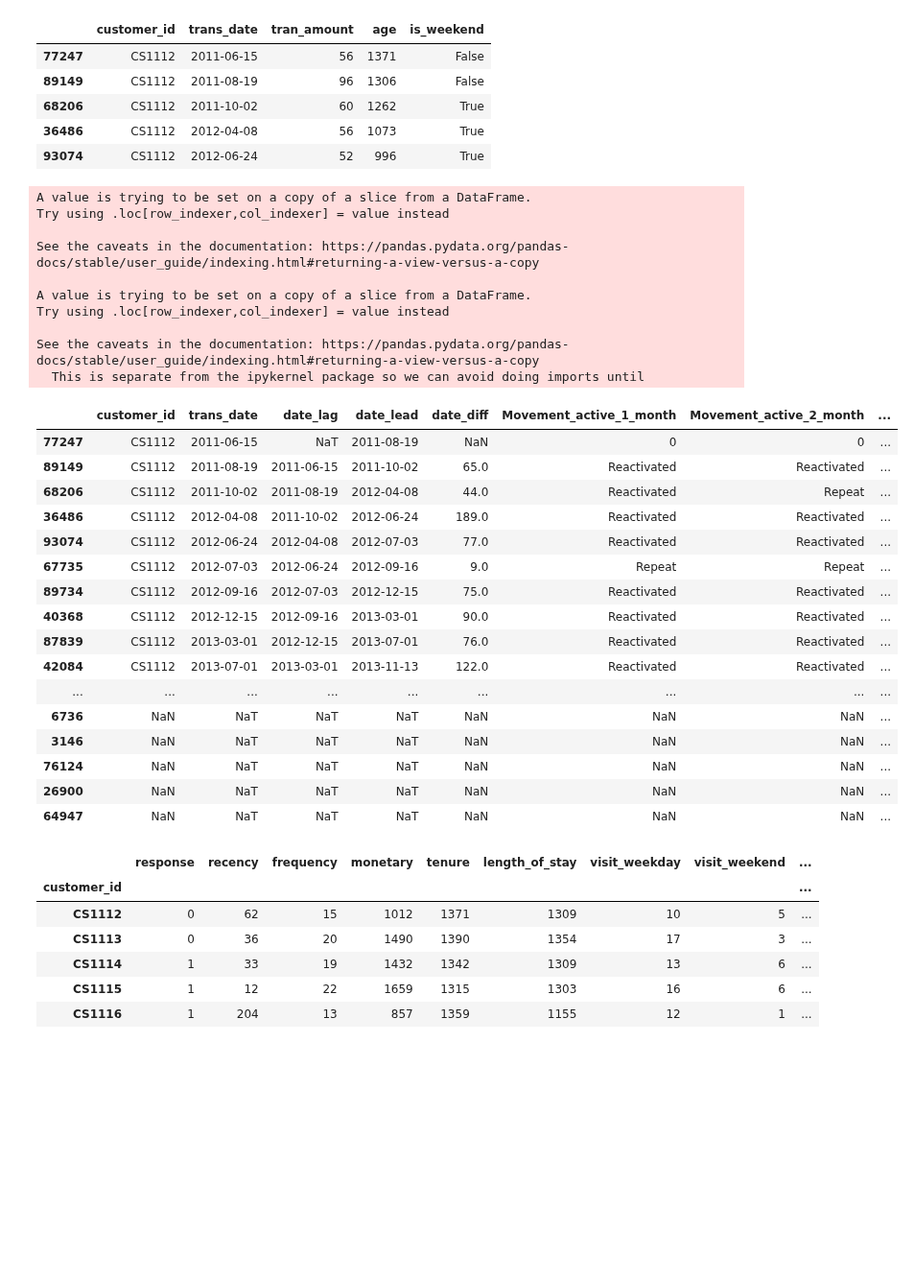
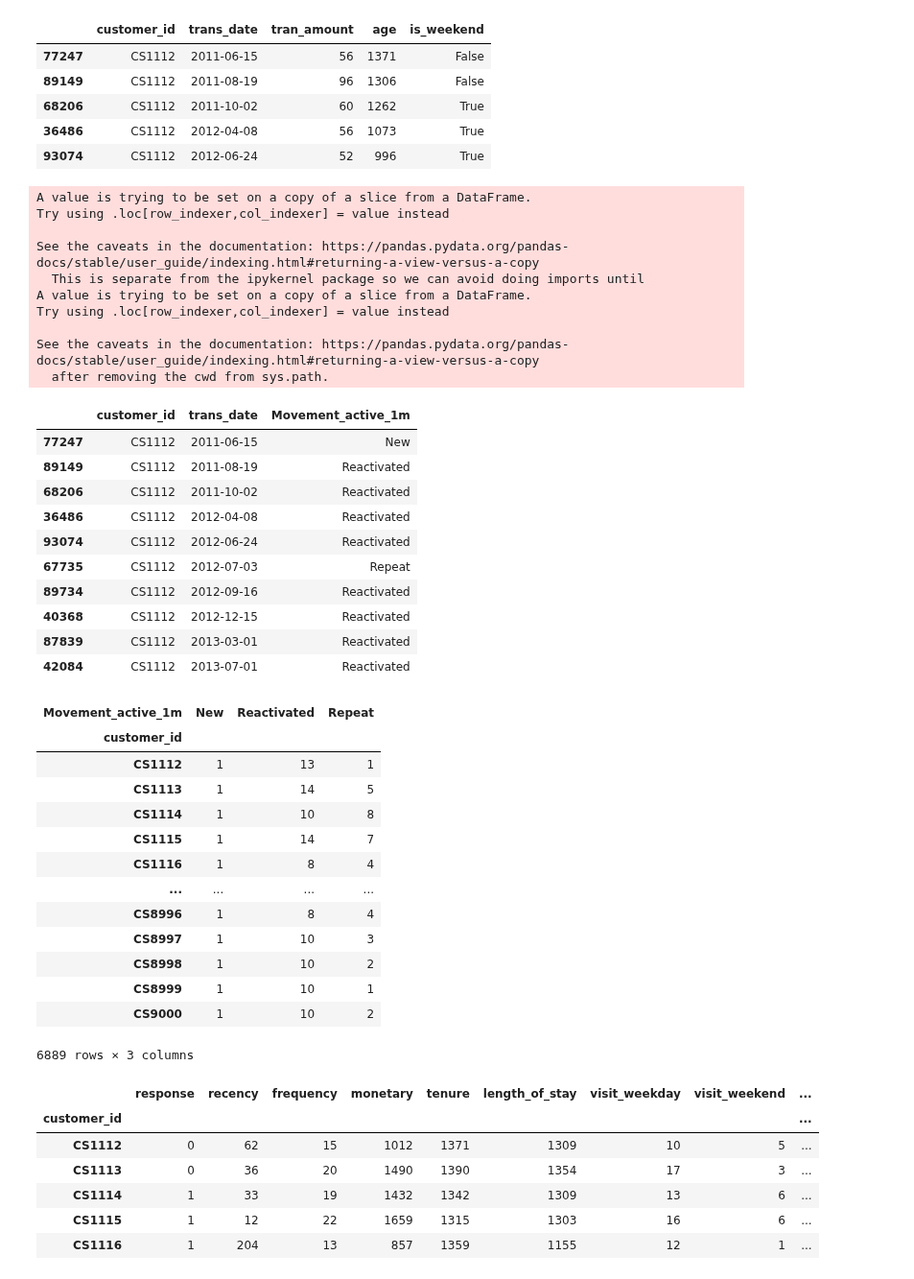
Before and after one commit to PisutSukpool/CRM-Analytics, a Jupyter notebook: Homework 08/Campaign Response Model_Main.ipynb, the cells around one changed output. Shown at 96% size. Drawn from its saved outputs; the diff is of its cells as text; code cells hidden in the pictures; blank space fills up the shorter version.

```diff
--- a/Homework 08/Campaign Response Model_Main.ipynb
+++ b/Homework 08/Campaign Response Model_Main.ipynb
@@ -107,62 +107,76 @@ df_transactions.head()
 #Customer Movement
 df_movement =  df_transactions[['customer_id','trans_date']]
 df_movement['date_lag'] = df_movement.groupby(['customer_id'])['trans_date'].shift(1)
 df_movement['date_lead'] = df_movement.groupby(['customer_id'])['trans_date'].shift(-1)
 df_movement['date_diff'] = (df_movement['trans_date'] - df_movement['date_lag']).dt.days
 
 conditions_active_1_month = [
     (df_movement['date_diff'] <= 30),
     (df_movement['date_diff'] > 30)
     ]
 values_active_1_month = ['Repeat', 'Reactivated']
-df_movement['Movement_active_1_month'] = np.select(conditions_active_1_month, values_active_1_month)
+df_movement['Movement_active_1m'] = np.select(conditions_active_1_month, values_active_1_month)
 
 conditions_active_2_month = [
     (df_movement['date_diff'] <= 60),
     (df_movement['date_diff'] > 60)
     ]
 values_active_2_month = ['Repeat', 'Reactivated']
-df_movement['Movement_active_2_month'] = np.select(conditions_active_2_month, values_active_2_month)
+df_movement['Movement_active_2m'] = np.select(conditions_active_2_month, values_active_2_month)
 
 conditions_active_3_month = [
     (df_movement['date_diff'] <= 90),
     (df_movement['date_diff'] > 90)
     ]
 values_active_3_month = ['Repeat', 'Reactivated']
-df_movement['Movement_active_3_month'] = np.select(conditions_active_3_month, values_active_3_month)
+df_movement['Movement_active_3m'] = np.select(conditions_active_3_month, values_active_3_month)
+df_movement.loc[df_movement['Movement_active_1m'] == '0', 'Movement_active_1m'] = 'New'
+df_movement.loc[df_movement['Movement_active_2m'] == '0', 'Movement_active_2m'] = 'New'
+df_movement.loc[df_movement['Movement_active_3m'] == '0', 'Movement_active_3m'] = 'New'
+#filter = df_movement['customer_id']=='CS1112'
+#df_movement.where(filter, inplace = True)
 
-filter = df_movement['customer_id']=='CS1112'
-
-df_movement.where(filter, inplace = True)
-df_movement.head(50)
+df_movement =  df_movement[['customer_id','trans_date','Movement_active_1m']]
+df_movement.head(10)
 # %% [output]
-A value is trying to be set on a copy of a slice from a DataFrame.
-Try using .loc[row_indexer,col_indexer] = value instead
-
-See the caveats in the documentation: https://pandas.pydata.org/pandas-docs/stable/user_guide/indexing.html#returning-a-view-versus-a-copy
-
 A value is trying to be set on a copy of a slice from a DataFrame.
 Try using .loc[row_indexer,col_indexer] = value instead
 
 See the caveats in the documentation: https://pandas.pydata.org/pandas-docs/stable/user_guide/indexing.html#returning-a-view-versus-a-copy
   This is separate from the ipykernel package so we can avoid doing imports until
+A value is trying to be set on a copy of a slice from a DataFrame.
+Try using .loc[row_indexer,col_indexer] = value instead
+
+See the caveats in the documentation: https://pandas.pydata.org/pandas-docs/stable/user_guide/indexing.html#returning-a-view-versus-a-copy
+  after removing the cwd from sys.path.
-|  | customer_id | trans_date | date_lag | date_lead | date_diff | Movement_active_1_month | Movement_active_2_month | ... |
-| 77247 | CS1112 | 2011-06-15 | NaT | 2011-08-19 | NaN | 0 | 0 | ... |
-| 89149 | CS1112 | 2011-08-19 | 2011-06-15 | 2011-10-02 | 65.0 | Reactivated | Reactivated | ... |
-| 68206 | CS1112 | 2011-10-02 | 2011-08-19 | 2012-04-08 | 44.0 | Reactivated | Repeat | ... |
-| 36486 | CS1112 | 2012-04-08 | 2011-10-02 | 2012-06-24 | 189.0 | Reactivated | Reactivated | ... |
-| 93074 | CS1112 | 2012-06-24 | 2012-04-08 | 2012-07-03 | 77.0 | Reactivated | Reactivated | ... |
-| 67735 | CS1112 | 2012-07-03 | 2012-06-24 | 2012-09-16 | 9.0 | Repeat | Repeat | ... |
-| 89734 | CS1112 | 2012-09-16 | 2012-07-03 | 2012-12-15 | 75.0 | Reactivated | Reactivated | ... |
-| 40368 | CS1112 | 2012-12-15 | 2012-09-16 | 2013-03-01 | 90.0 | Reactivated | Reactivated | ... |
-| 87839 | CS1112 | 2013-03-01 | 2012-12-15 | 2013-07-01 | 76.0 | Reactivated | Reactivated | ... |
-| 42084 | CS1112 | 2013-07-01 | 2013-03-01 | 2013-11-13 | 122.0 | Reactivated | Reactivated | ... |
-| ... | ... | ... | ... | ... | ... | ... | ... | ... |
-| 6736 | NaN | NaT | NaT | NaT | NaN | NaN | NaN | ... |
-| 3146 | NaN | NaT | NaT | NaT | NaN | NaN | NaN | ... |
-| 76124 | NaN | NaT | NaT | NaT | NaN | NaN | NaN | ... |
-| 26900 | NaN | NaT | NaT | NaT | NaN | NaN | NaN | ... |
-| 64947 | NaN | NaT | NaT | NaT | NaN | NaN | NaN | ... |
+|  | customer_id | trans_date | Movement_active_1m |
+| 77247 | CS1112 | 2011-06-15 | New |
+| 89149 | CS1112 | 2011-08-19 | Reactivated |
+| 68206 | CS1112 | 2011-10-02 | Reactivated |
+| 36486 | CS1112 | 2012-04-08 | Reactivated |
+| 93074 | CS1112 | 2012-06-24 | Reactivated |
+| 67735 | CS1112 | 2012-07-03 | Repeat |
+| 89734 | CS1112 | 2012-09-16 | Reactivated |
+| 40368 | CS1112 | 2012-12-15 | Reactivated |
+| 87839 | CS1112 | 2013-03-01 | Reactivated |
+| 42084 | CS1112 | 2013-07-01 | Reactivated |
+# %%
+df_movement.pivot_table(index='customer_id',columns='Movement_active_1m',values='trans_date',aggfunc='count',fill_value=0)
+# %% [output]
+| Movement_active_1m | New | Reactivated | Repeat |
+| customer_id |  |  |  |
+| CS1112 | 1 | 13 | 1 |
+| CS1113 | 1 | 14 | 5 |
+| CS1114 | 1 | 10 | 8 |
+| CS1115 | 1 | 14 | 7 |
+| CS1116 | 1 | 8 | 4 |
+| ... | ... | ... | ... |
+| CS8996 | 1 | 8 | 4 |
+| CS8997 | 1 | 10 | 3 |
+| CS8998 | 1 | 10 | 2 |
+| CS8999 | 1 | 10 | 1 |
+| CS9000 | 1 | 10 | 2 |
+6889 rows × 3 columns
 # %%
 df = df_transactions.groupby('customer_id').agg(
         recency=('age', min),
```
Also changed, not shown: parts of 1 cell of this notebook.
